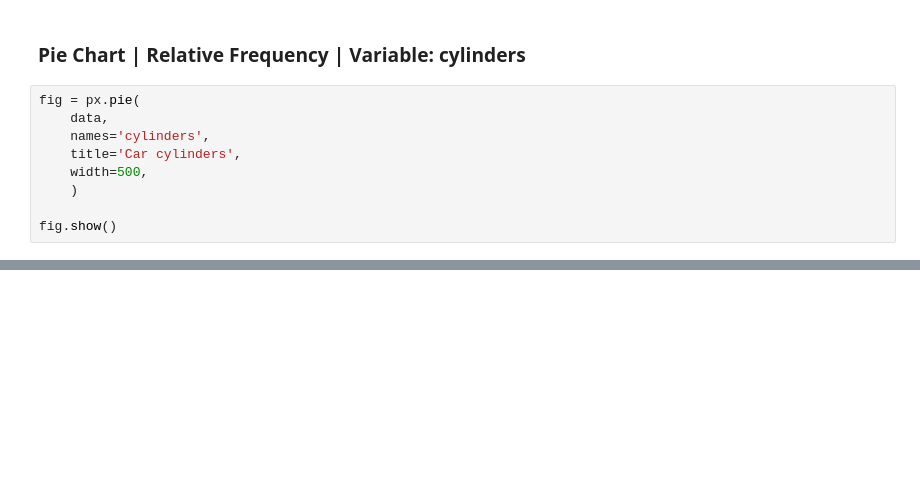
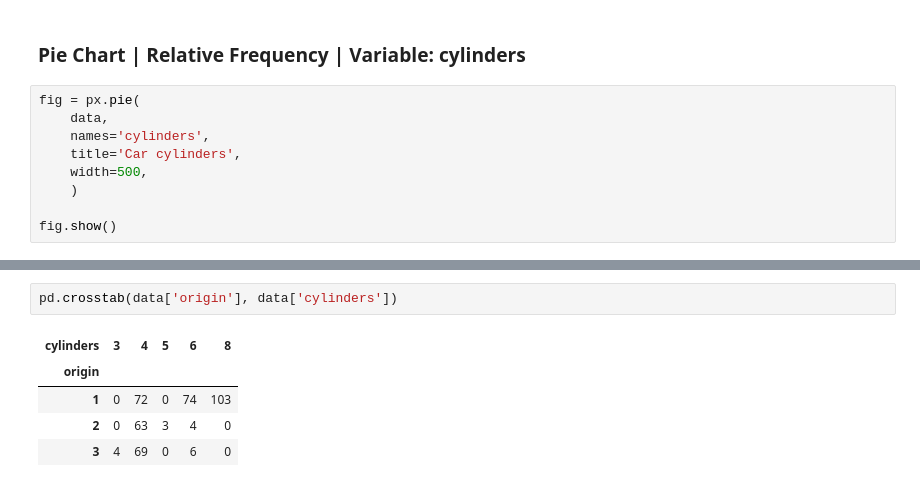
Before and after one commit to ThoAus/WING_Statistics, a Jupyter notebook: 01_Descriptive_Statistics.ipynb, the cells around one changed output, grey strips where cells are left out. Saved outputs shown, nothing was run; the diff lists cells and outputs as text; blank space fills up the shorter version.

```diff
--- a/01_Descriptive_Statistics.ipynb
+++ b/01_Descriptive_Statistics.ipynb
@@ -98,0 +319,8 @@ fig.show()
+# %%
+pd.crosstab(data['origin'], data['cylinders'])
+# %% [output]
+| cylinders | 3 | 4 | 5 | 6 | 8 |
+| origin |  |  |  |  |  |
+| 1 | 0 | 72 | 0 | 74 | 103 |
+| 2 | 0 | 63 | 3 | 4 | 0 |
+| 3 | 4 | 69 | 0 | 6 | 0 |
```
Also changed, not shown: parts of 61 cells of this notebook.
